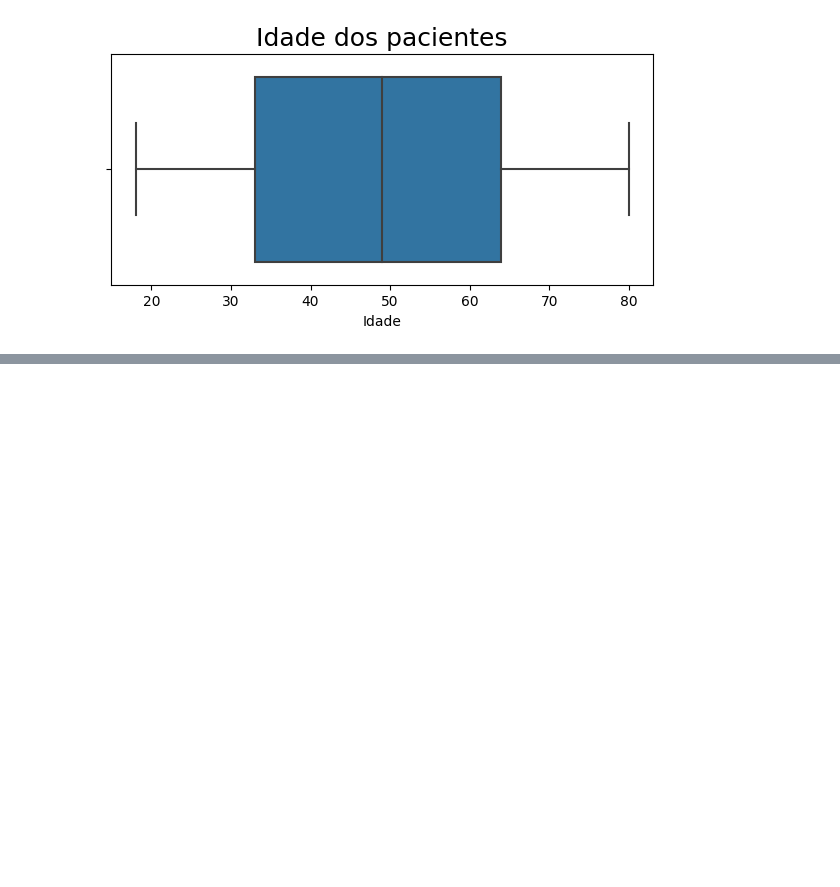
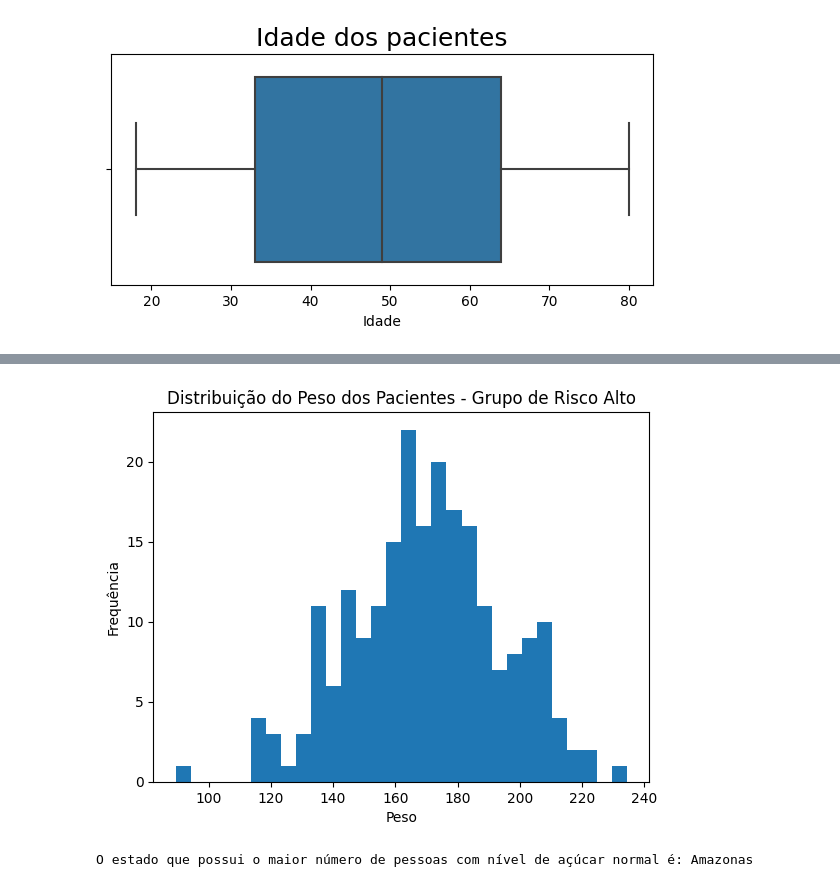
Before and after one commit to Elisa-Cardoso/Elisa13062013, a Jupyter notebook: Desafio_modulo_01_Bootcamp_Analista_de_dados.ipynb, the cells around one changed output, grey strips where cells are left out. Saved outputs shown, nothing was run; the diff lists cells and outputs as text; code cells hidden in the pictures; blank space fills up the shorter version.

```diff
--- a/Desafio_modulo_01_Bootcamp_Analista_de_dados.ipynb
+++ b/Desafio_modulo_01_Bootcamp_Analista_de_dados.ipynb
@@ -442,0 +1002,36 @@ dados_correlacao = dados_perfil'''
+# %%
+# Construa um histograma de distribuição do peso dos pacientes do grupo risco alto. Gere um gráfico com 30 barras.
+
+# Filtrar o DataFrame pelo grupo de risco alto
+grupo_risco_alto = cluster_pacientes[cluster_pacientes['nome_cluster'] == 'Alto Risco']
+
+# Acessar a coluna de pesos
+pesos_risco_alto = grupo_risco_alto['peso']
+
+# Plotar o histograma com 30 barras
+plt.hist(pesos_risco_alto, bins=30)
+
+# Definir rótulos e título do gráfico
+plt.xlabel('Peso')
+plt.ylabel('Frequência')
+plt.title('Distribuição do Peso dos Pacientes - Grupo de Risco Alto')
+
+# Exibir o gráfico
+plt.show()
+# %% [output]
+[figure, added]
+# %%
+# Qual o estado que possui o maior número de pessoas que possuem nível de açúcar normal?
+
+# Filtrar o DataFrame para obter as linhas com nível de açúcar normal
+nivel_acucar_normal = cluster_pacientes[cluster_pacientes['Nível de Açúcar'] == 'Normal']
+
+# Obter a contagem de ocorrências de cada estado
+contagem_estados = nivel_acucar_normal['nome'].value_counts()
+
+# Identificar o estado com o maior número de ocorrências
+estado_maior_numero_pessoas_normal = contagem_estados.idxmax()
+
+print("O estado que possui o maior número de pessoas com nível de açúcar normal é:", estado_maior_numero_pessoas_normal)
+# %% [output]
+O estado que possui o maior número de pessoas com nível de açúcar normal é: Amazonas
```
Also changed, not shown: parts of 66 cells of this notebook.
